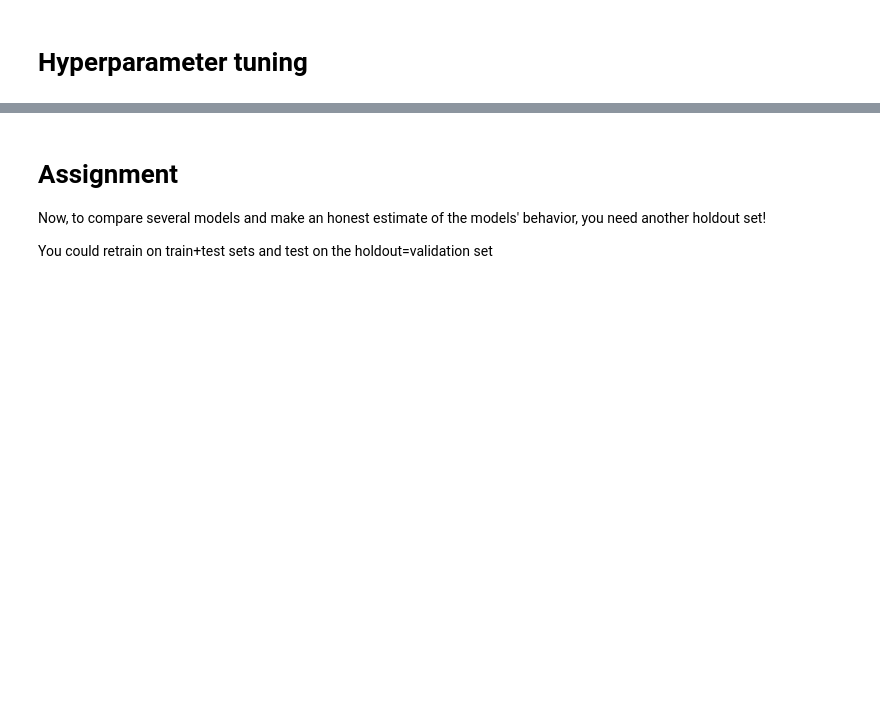
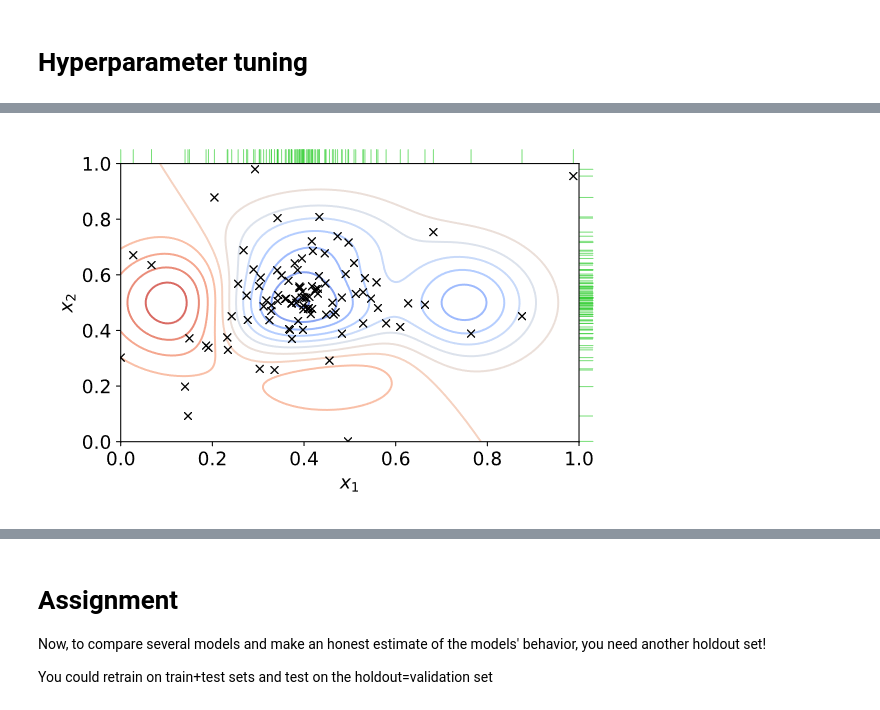
Before and after one commit to HeinrichGomTag/GraphDataScience, a Jupyter notebook: Intro_to_ML/Intro_to_ML.ipynb, the cells around one changed output, grey strips where cells are left out. Saved outputs shown, nothing was run; the diff lists cells and outputs as text; code cells hidden in the pictures; blank space fills up the shorter version.

```diff
--- a/Intro_to_ML/Intro_to_ML.ipynb
+++ b/Intro_to_ML/Intro_to_ML.ipynb
@@ -242,5 +296,8 @@ Image(DRIVE_PATH+'randomized_search.png') # Reference: https://en.wikipedia.org/
 # %%
-Image(DRIVE_PATH+'optimized_search.png') # Reference: https://en.wikipedia.org/wiki/Hyperparameter_optimization (retrieved 2023-05-21)
+Image(
+    'optimized_search.png')  # Reference: https://en.wikipedia.org/wiki/Hyperparameter_optimization (retrieved 2023-05-21)
+# %% [output]
+[figure, added]
 # %%
 import matplotlib.pyplot as plt
 import numpy as np
```
Also changed, not shown: parts of 25 cells of this notebook, 3 other files.
